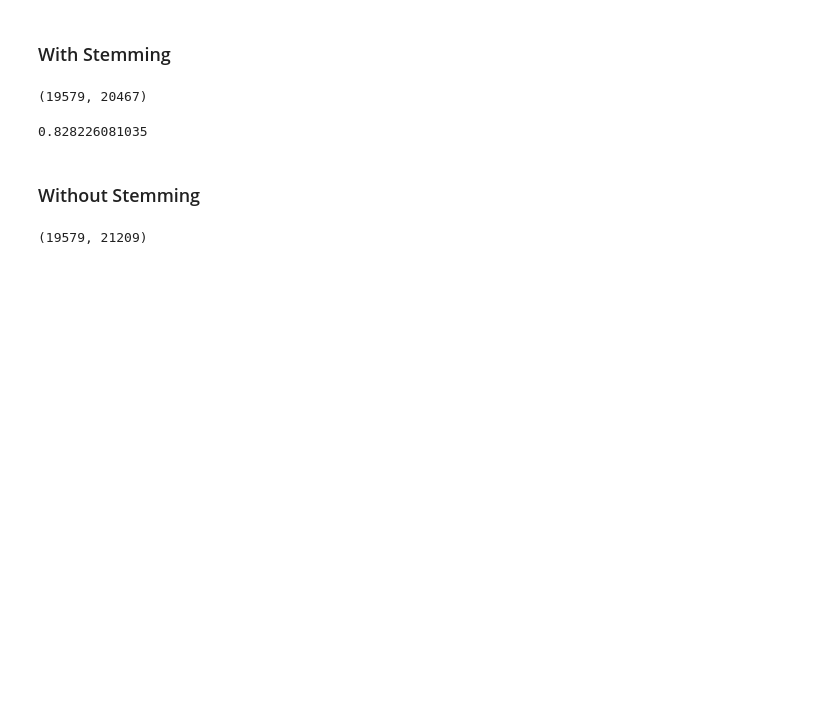
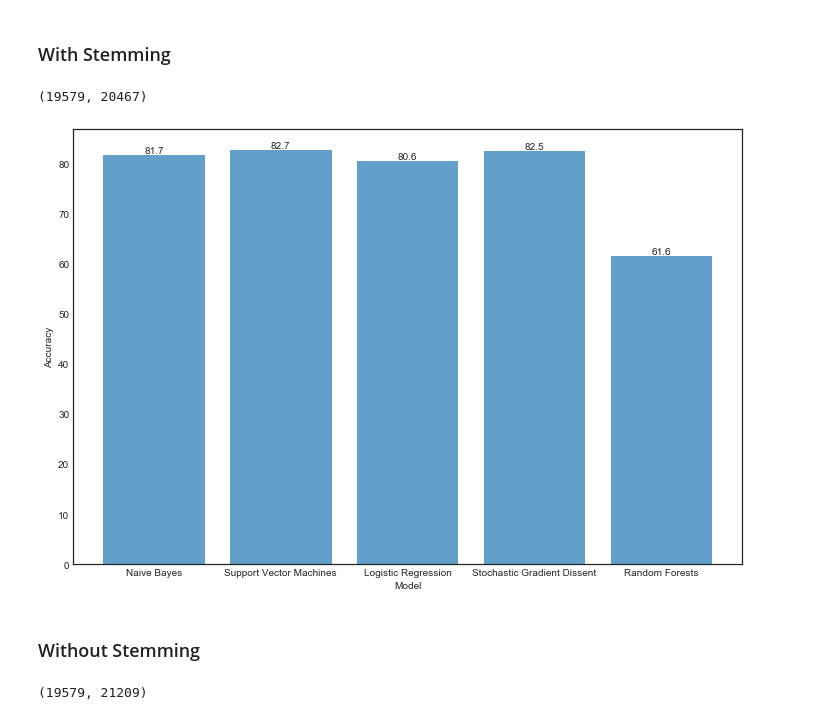
Before and after one commit to cfergusonlee/spooky_author_id, a Jupyter notebook: index.ipynb, the cells around one changed output. Cells and saved outputs as stored; diff of their text form; code cells hidden in the pictures; blank space fills up the shorter version.

```diff
--- a/index.ipynb
+++ b/index.ipynb
@@ -146,2 +186,0 @@ train_df['stems'] = train_df.text.apply(get_stems)
-# %%
-train_df['words'] = train_df.text.apply(lambda x: " ".join(tb(x).words))
@@ -217,11 +272,8 @@ x_train, x_test, y_train, y_test = train_test_split(vectors, train_df.author, te
-# %%
-svm = LinearSVC()
-svm.fit(x_train, y_train)
-
-pred = svm.predict(x_test)
-accuracy_score(pred, y_test)
-# %% [output]
-0.828226081035
+# %%
+scores = get_scores(vectors, train_df)
+plot_scores(scores)
+# %% [output]
+[figure, added]
 # %% [markdown]
 ### Without Stemming
 # %%
```
Also changed, not shown: parts of 51 cells of this notebook, 2 other files.
